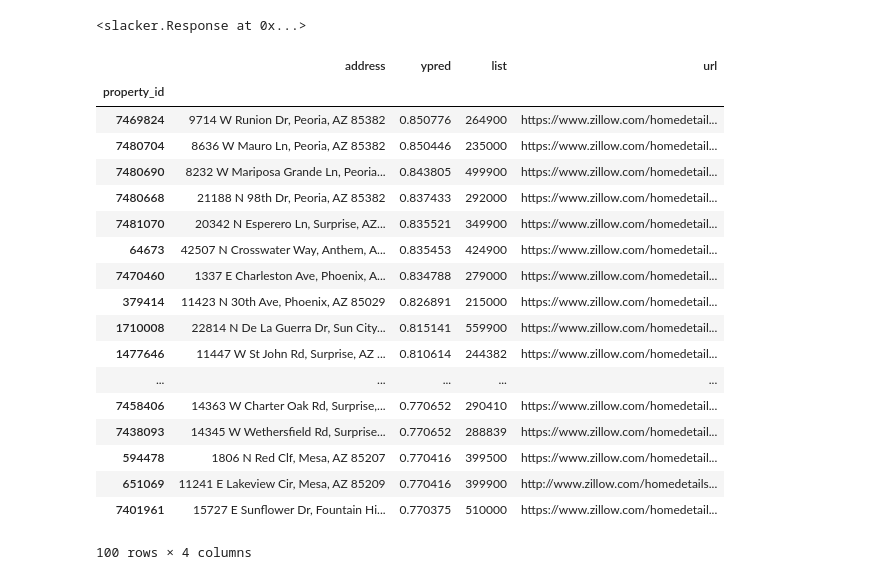
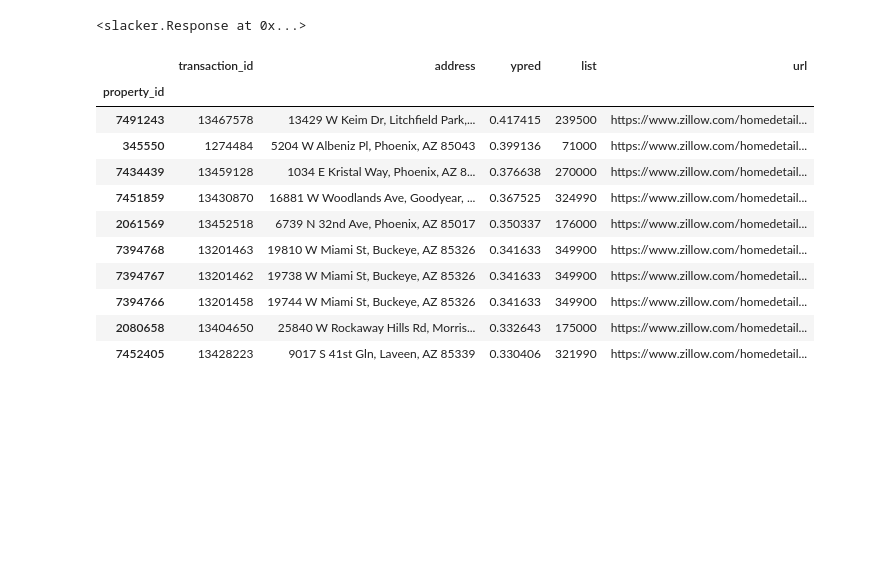
Before and after one commit to ivoytov/rentalnerd, a Jupyter notebook: scraper/predict_sale_above_list.nbconvert.ipynb, the cells around one changed output. Cells and saved outputs as stored; diff of their text form; code cells hidden in the pictures; blank space fills up the shorter version.

```diff
--- a/scraper/predict_sale_above_list.nbconvert.ipynb
+++ b/scraper/predict_sale_above_list.nbconvert.ipynb
@@ -130,6 +157,7 @@ query = %sql (\
     SELECT \
     area_name_zipcodes.area_name, \
     properties.*, \
+    property_transaction_logs.id as 'transaction_id', \
     property_transaction_logs.* \
     FROM  \
     property_transaction_logs \
@@ -138,19 +166,13 @@ query = %sql (\
     LEFT JOIN \
     area_name_zipcodes on properties.zipcode = area_name_zipcodes.zipcode \
     where \
-    date_listed IS NOT NULL AND \
-    date_closed IS NOT NULL AND \
-    property_transaction_logs.price_closed > 0 AND \
-    property_transaction_logs.price_listed > 0 AND \
+    home_type = 'sfh' AND \
+    is_latest = 1 AND \
     abnormal = false AND \
-    home_type = 'sfh' AND \
     transaction_type = 'sales' AND \
-    transaction_status = 'closed' AND \
-    property_transaction_logs.date_closed < :today AND \
-    property_transaction_logs.days_on_market < 150 \
-    ORDER BY property_transaction_logs.date_closed DESC \
+    transaction_status = 'open' AND \
+    area_name = 'PH' \
     LIMIT :limit )
 
-
-closed = query.DataFrame()
+for_sale = query.DataFrame()
 # %% [output]
@@ -286,5 +289,5 @@ See the caveats in the documentation: http://pandas.pydata.org/pandas-docs/stabl
 # %%
-ind2remove = ['Unnamed: 0', 'address', 'area_name', 'date_listed', 'id', 'listed_diff_id', 'lookup_address',
+ind2remove = ['Unnamed: 0', 'id', 'address', 'area_name', 'date_listed', 'listed_diff_id', 'lookup_address',
               'origin_url', 'neighborhood', 'zipcode', 'luxurious', 'transaction_status', 'transaction_type',
               'images','zestimate_sale','zestimate_rent', 'price', 'price_closed', 'date_transacted_latest']
 factors = np.setdiff1d(sold.columns, ind2remove).tolist()
@@ -293,7 +296,6 @@ sales_train, sales_test = cv.train_test_split(sold, test_size = 0.25) # set asid
 # %%
 # cap number of homes that fit into VRAM
 memory_cap = 250000
-city = 'ALL'
 
 # init empty model that we can load into on the second iteration
 bst = xgb.Booster()
@@ -303,13 +305,16 @@ label = 'good_sell'
 f = factors
 f.remove(label) # this happens in place
 
-dtrain = xgb.DMatrix(sales_train[factors].values, label=sales_train[label], feature_names=factors)
-dtest = xgb.DMatrix(sales_test[factors].values, label=sales_test[label], feature_names=factors)
+dtrain = xgb.DMatrix(sales_train[f].values, label=sales_train[label], feature_names=sales_train[f].columns.values)
+dtest = xgb.DMatrix(sales_test[f].values, label=sales_test[label], feature_names=f)
 watchlist  = [(dtrain,'train'),(dtest,'eval')]
 
 progress = dict()
-xgb_model = xgb.train( param, dtrain, num_round, evals = watchlist, early_stopping_rounds = 10, verbose_eval = 10, evals_result = progress )
+xgb_model = xgb.train( param, dtrain, num_round, evals = watchlist, early_stopping_rounds = 10
+                      , verbose_eval = 10, evals_result = progress )
 
 if hasattr(xgb_model, 'best_score'):
     print("Early stopping occured, best_score %f, best_iteration %i" % (xgb_model.best_score, xgb_model.best_iteration))
+
+slack("Training set: %i\tTesting set: %i" % (len(sales_train.index), len(sales_test.index)))
 # %% [output]
@@ -347,39 +352,33 @@ target = xgb.DMatrix( for_sale[f].values, feature_names=f)
 ypred = xgb_model.predict(target, ntree_limit=(xgb_model.best_iteration if hasattr(xgb_model, 'best_score') else None))
 # %%
 values = np.column_stack((for_sale.index.values
+                         ,for_sale.transaction_id.values
                          ,for_sale.address.values
                          ,ypred
                          ,for_sale.price.values
                          ,for_sale['origin_url'].values))
-output = pd.DataFrame(values[:,1:],index=values[:,0],columns=['address','ypred',
+output = pd.DataFrame(values[:,1:],index=values[:,0],columns=['transaction_id', 'address','ypred',
                                                               'list', 'url'])
 output.index.name = 'property_id'
 output = output.sort_values(by='ypred',ascending=False)
 # output = output[output.ypred > 0.50]
-file = 'good_sell/target_list_' + today.strftime('%Y%m%d') + '.csv'
+file = csv_path + 'good_sell/target_list_' + today.strftime('%Y%m%d') + '.csv'
 output.to_csv(file)
 slacker.files.upload(file, channels='#progress')
 # %% [output]
 <slacker.Response at 0x...>
 # %%
-output.head(100)
+output.head(10)
 # %% [output]
-|  | address | ypred | list | url |
-| property_id |  |  |  |  |
-| 7469824 | 9714 W Runion Dr, Peoria, AZ 85382 | 0.850776 | 264900 | https://www.zillow.com/homedetail... |
-| 7480704 | 8636 W Mauro Ln, Peoria, AZ 85382 | 0.850446 | 235000 | https://www.zillow.com/homedetail... |
-| 7480690 | 8232 W Mariposa Grande Ln, Peoria... | 0.843805 | 499900 | https://www.zillow.com/homedetail... |
-| 7480668 | 21188 N 98th Dr, Peoria, AZ 85382 | 0.837433 | 292000 | https://www.zillow.com/homedetail... |
-| 7481070 | 20342 N Esperero Ln, Surprise, AZ... | 0.835521 | 349900 | https://www.zillow.com/homedetail... |
-| 64673 | 42507 N Crosswater Way, Anthem, A... | 0.835453 | 424900 | https://www.zillow.com/homedetail... |
-| 7470460 | 1337 E Charleston Ave, Phoenix, A... | 0.834788 | 279000 | https://www.zillow.com/homedetail... |
-| 379414 | 11423 N 30th Ave, Phoenix, AZ 85029 | 0.826891 | 215000 | https://www.zillow.com/homedetail... |
-| 1710008 | 22814 N De La Guerra Dr, Sun City... | 0.815141 | 559900 | https://www.zillow.com/homedetail... |
-| 1477646 | 11447 W St John Rd, Surprise, AZ ... | 0.810614 | 244382 | https://www.zillow.com/homedetail... |
-| ... | ... | ... | ... | ... |
-| 7458406 | 14363 W Charter Oak Rd, Surprise,... | 0.770652 | 290410 | https://www.zillow.com/homedetail... |
-| 7438093 | 14345 W Wethersfield Rd, Surprise... | 0.770652 | 288839 | https://www.zillow.com/homedetail... |
-| 594478 | 1806 N Red Clf, Mesa, AZ 85207 | 0.770416 | 399500 | https://www.zillow.com/homedetail... |
-| 651069 | 11241 E Lakeview Cir, Mesa, AZ 85209 | 0.770416 | 399900 | http://www.zillow.com/homedetails... |
-| 7401961 | 15727 E Sunflower Dr, Fountain Hi... | 0.770375 | 510000 | https://www.zillow.com/homedetail... |
+|  | transaction_id | address | ypred | list | url |
+| property_id |  |  |  |  |  |
+| 7491243 | 13467578 | 13429 W Keim Dr, Litchfield Park,... | 0.417415 | 239500 | https://www.zillow.com/homedetail... |
+| 345550 | 1274484 | 5204 W Albeniz Pl, Phoenix, AZ 85043 | 0.399136 | 71000 | https://www.zillow.com/homedetail... |
+| 7434439 | 13459128 | 1034 E Kristal Way, Phoenix, AZ 8... | 0.376638 | 270000 | https://www.zillow.com/homedetail... |
+| 7451859 | 13430870 | 16881 W Woodlands Ave, Goodyear, ... | 0.367525 | 324990 | https://www.zillow.com/homedetail... |
+| 2061569 | 13452518 | 6739 N 32nd Ave, Phoenix, AZ 85017 | 0.350337 | 176000 | https://www.zillow.com/homedetail... |
+| 7394768 | 13201463 | 19810 W Miami St, Buckeye, AZ 85326 | 0.341633 | 349900 | https://www.zillow.com/homedetail... |
+| 7394767 | 13201462 | 19738 W Miami St, Buckeye, AZ 85326 | 0.341633 | 349900 | https://www.zillow.com/homedetail... |
+| 7394766 | 13201458 | 19744 W Miami St, Buckeye, AZ 85326 | 0.341633 | 349900 | https://www.zillow.com/homedetail... |
+| 2080658 | 13404650 | 25840 W Rockaway Hills Rd, Morris... | 0.332643 | 175000 | https://www.zillow.com/homedetail... |
+| 7452405 | 13428223 | 9017 S 41st Gln, Laveen, AZ 85339 | 0.330406 | 321990 | https://www.zillow.com/homedetail... |
-100 rows × 4 columns
```
Also changed, not shown: parts of 16 cells of this notebook, 21 other files.
